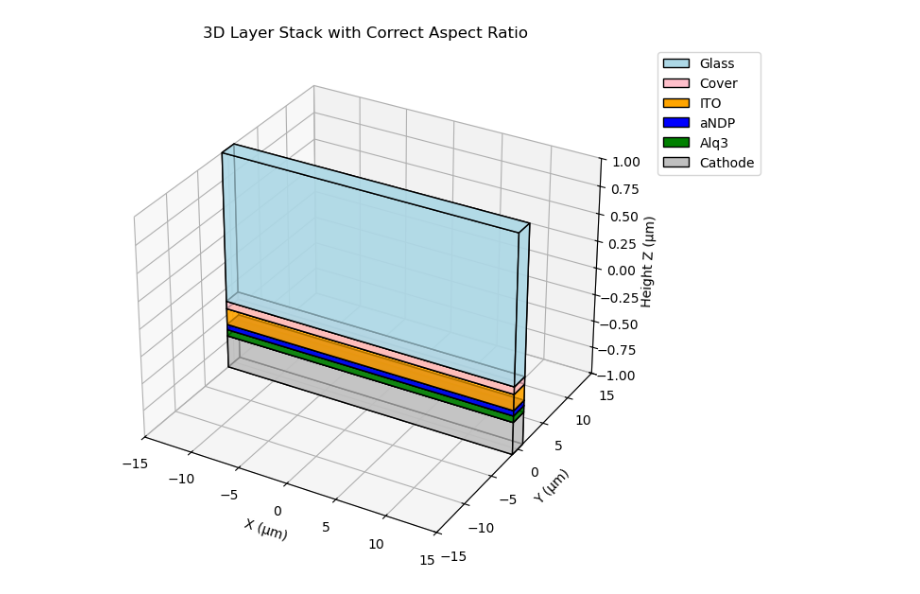
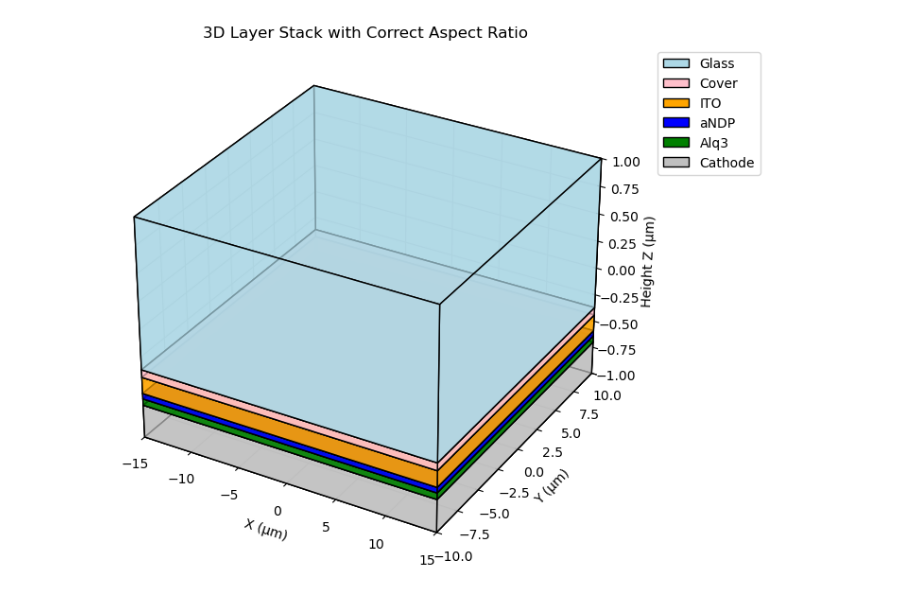
Before and after one commit to M2nion/EIDL, a Jupyter notebook: Tool/Meep/LGD/Meep code/Mode decomposition/OLED_decomposition.ipynb, the cells around one changed output. Drawn from its saved outputs; the diff is of its cells as text; code cells hidden in the pictures.

```diff
--- a/Tool/Meep/LGD/Meep code/Mode decomposition/OLED_decomposition.ipynb
+++ b/Tool/Meep/LGD/Meep code/Mode decomposition/OLED_decomposition.ipynb
@@ -6,18 +6,21 @@ import numpy as np
 
 def set_axes_equal(ax):
     """Set 3D plot axes to equal scale."""
+    # get current limits
     x_limits = ax.get_xlim3d()
     y_limits = ax.get_ylim3d()
     z_limits = ax.get_zlim3d()
+    # compute ranges and midpoints
     x_range = abs(x_limits[1] - x_limits[0])
-    x_mid = np.mean(x_limits)
+    x_mid   = np.mean(x_limits)
     y_range = abs(y_limits[1] - y_limits[0])
-    y_mid = np.mean(y_limits)
+    y_mid   = np.mean(y_limits)
     z_range = abs(z_limits[1] - z_limits[0])
-    z_mid = np.mean(z_limits)
+    z_mid   = np.mean(z_limits)
+    # use the maximum range to set all axes
     plot_radius = 0.5 * max([x_range, y_range, z_range])
     ax.set_xlim3d([x_mid - plot_radius, x_mid + plot_radius])
-    ax.set_ylim3d([y_mid - plot_radius, y_mid + plot_radius])
+    ax.set_ylim3d([-10, 10])
     ax.set_zlim3d([-1, 1])
 
 # Layer definitions: (name, thickness, center_z, color)
@@ -32,7 +35,7 @@ layers_info = [
 
 # Plot extents
 x_min, x_max = -15, 15
-y_min, y_max = -1, 1
+y_min, y_max = -10, 10
 
 fig = plt.figure(figsize=(10,6))
 ax = fig.add_subplot(111, projection='3d')
@@ -42,7 +45,6 @@ legend_patches = []
 for name, thickness, center_z, color in layers_info:
     z0 = center_z - thickness/2
     z1 = center_z + thickness/2
-
     verts = np.array([
         [x_min, y_min, z0],
         [x_max, y_min, z0],
@@ -56,34 +58,38 @@ for name, thickness, center_z, color in layers_info:
     faces = [
         [verts[j] for j in [0,1,2,3]],
         [verts[j] for j in [4,5,6,7]],
         [verts[j] for j in [0,1,5,4]],
         [verts[j] for j in [1,2,6,5]],
         [verts[j] for j in [2,3,7,6]],
         [verts[j] for j in [3,0,4,7]],
     ]
     poly = Poly3DCollection(faces, facecolors=color, edgecolors='k', alpha=0.7)
     ax.add_collection3d(poly)
     legend_patches.append(Patch(facecolor=color, edgecolor='k', label=name))
 
 # Axis labels and limits
 ax.set_xlabel('X (µm)')
 ax.set_ylabel('Y (µm)')
 ax.set_zlabel('Height Z (µm)')
 ax.set_xlim(x_min, x_max)
 ax.set_ylim(y_min, y_max)
-zs = [c for _, _, c, _ in layers_info]
-z_half = [t/2 for _, t, _, _ in layers_info]
-ax.set_zlim(min(zs) - max(z_half), max(zs) + max(z_half))
+# compute z-limits from layers
+zs = [center_z for _, _, center_z, _ in layers_info]
+half_thicks = [thickness/2 for _, thickness, _, _ in layers_info]
+z_min = min(zs) - max(half_thicks)
+z_max = max(zs) + max(half_thicks)
+ax.set_zlim(z_min, z_max)
 
 # Equalize axes to get proper rectangular prism
 set_axes_equal(ax)
 
 # Legend with reversed order
 legend_patches.reverse()
 ax.legend(handles=legend_patches, loc='upper left', bbox_to_anchor=(1.05, 1))
 
 plt.title('3D Layer Stack with Correct Aspect Ratio')
+plt.subplots_adjust(left=0.05, right=0.95, top=0.95, bottom=0.05)
 plt.tight_layout()
 plt.show()
 # %% [output]
-[figure, old version]
+[figure, new version]
```
Also changed, not shown: parts of 1 cell of this notebook, 12 other files.
